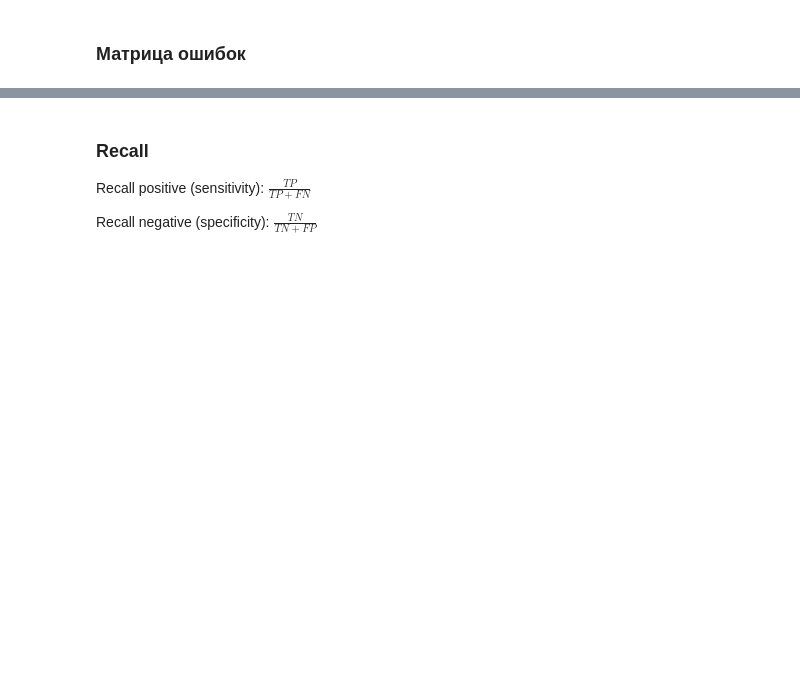
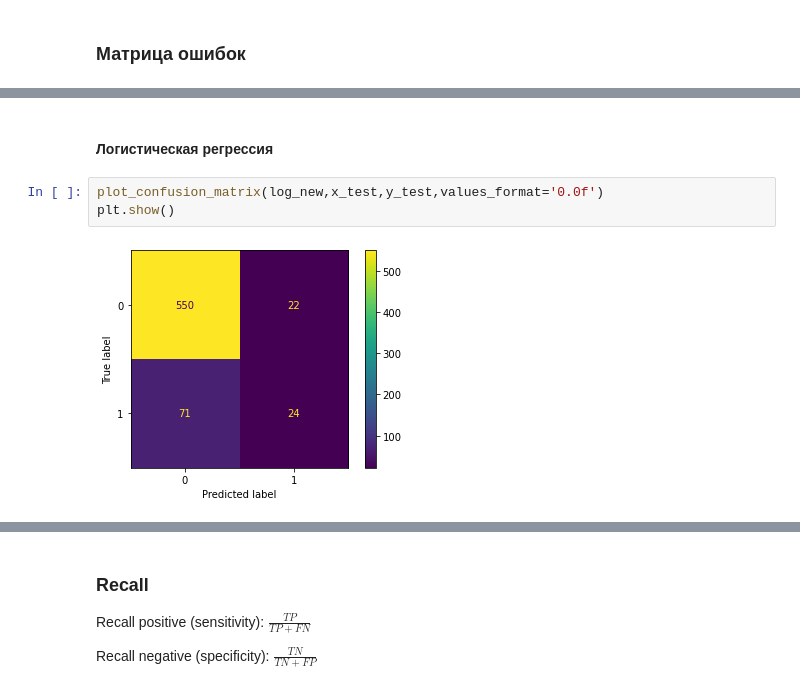
Before and after one commit to superpavelka/telecom_churn, a Jupyter notebook: Final_2.ipynb, the cells around one changed output, grey strips where cells are left out. Drawn from its saved outputs; the diff is of its cells as text; blank space fills up the shorter version.

```diff
--- a/Final_2.ipynb
+++ b/Final_2.ipynb
@@ -265,0 +244,7 @@ plt.show()
+# %% [markdown]
+#### Логистическая регрессия
+# %%
+plot_confusion_matrix(log_new,x_test,y_test,values_format='0.0f')
+plt.show()
+# %% [output]
+[figure, added]
```
Also changed, not shown: parts of 39 cells of this notebook.
